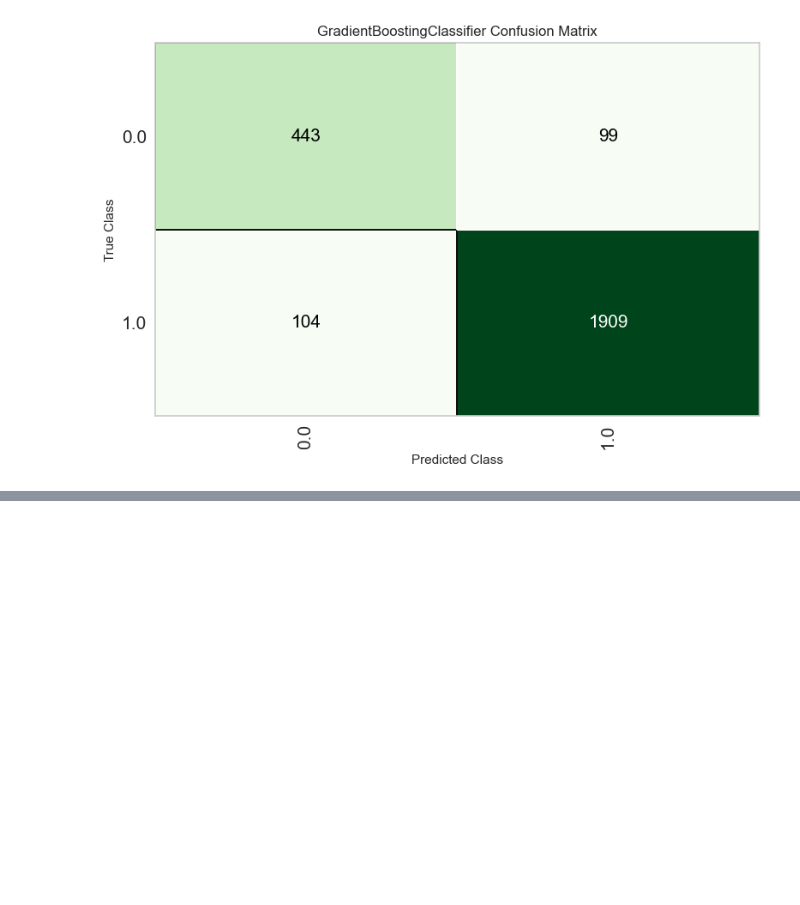
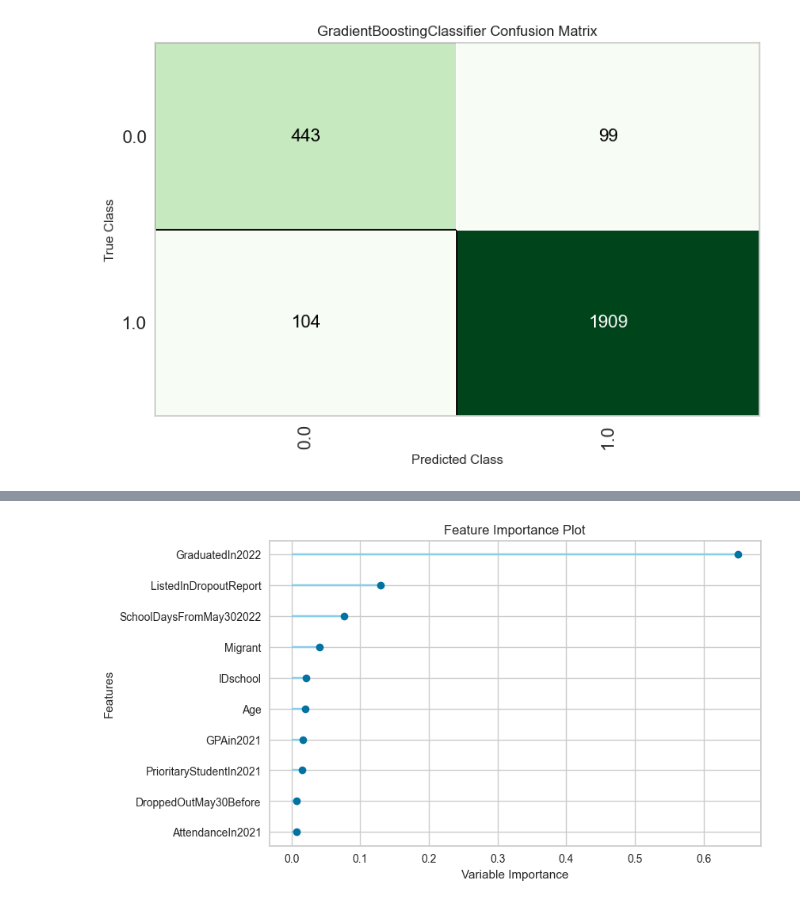
Before and after one commit to sivv1812/Repositorio_ciencia_de_datos, a Jupyter notebook: CÓDIGO_INFORME_AVANCE.ipynb, the cells around one changed output, grey strips where cells are left out. Saved outputs shown, nothing was run; the diff lists cells and outputs as text; code cells hidden in the pictures; blank space fills up the shorter version.

```diff
--- a/CÓDIGO_INFORME_AVANCE.ipynb
+++ b/CÓDIGO_INFORME_AVANCE.ipynb
@@ -551,3 +551,7 @@ plot_model(tuned_gbc, plot = 'confusion_matrix')
 # %% [output]
 [interactive output not drawn]
 [figure]
+# %%
+# Gráfico de importancia de variables
+plot_model(tuned_gbc, plot='feature')
+# %% [output]
@@ -553,0 +559 @@ plot_model(tuned_gbc, plot = 'confusion_matrix')
+[figure, added]
```
Also changed, not shown: parts of 5 cells of this notebook, 1 other file.
